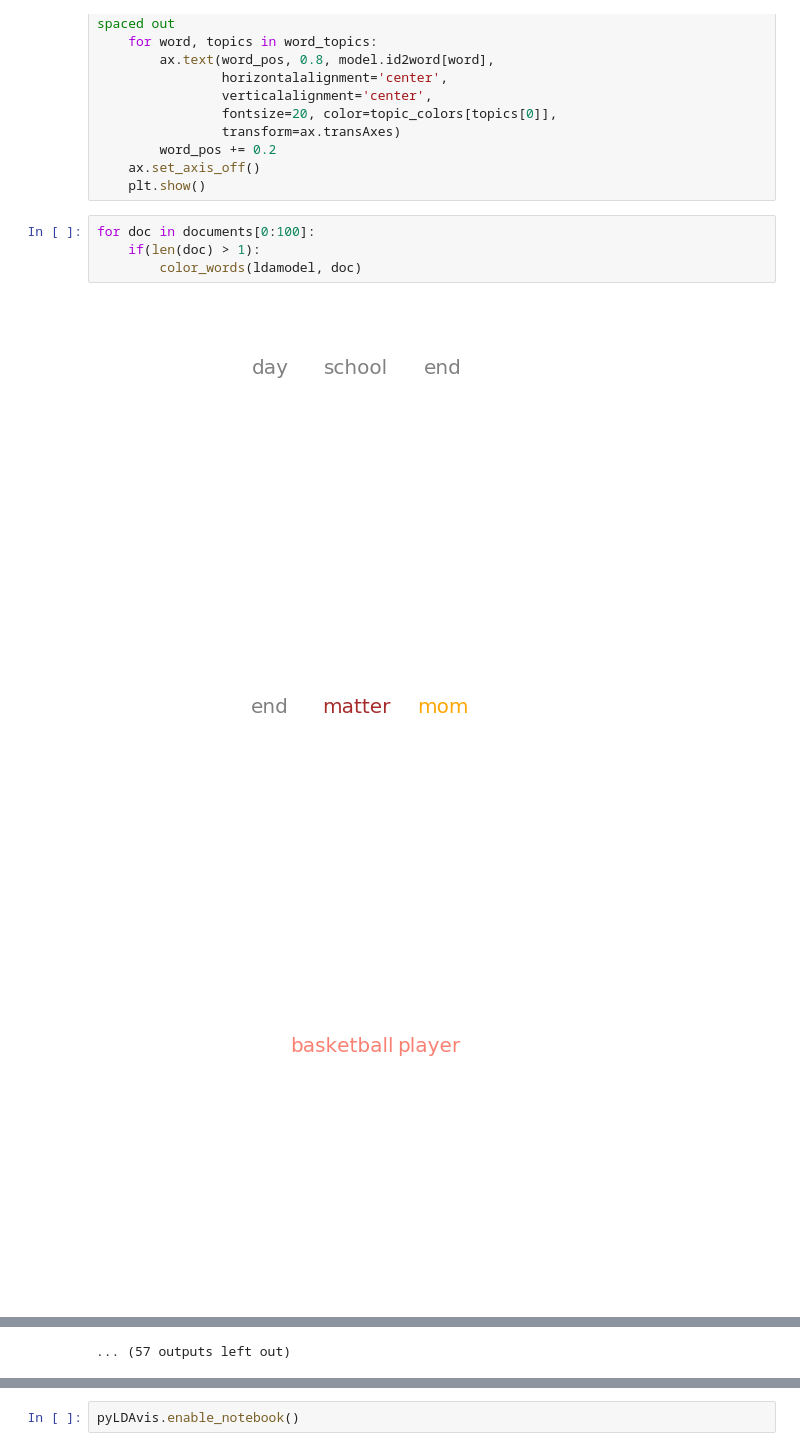
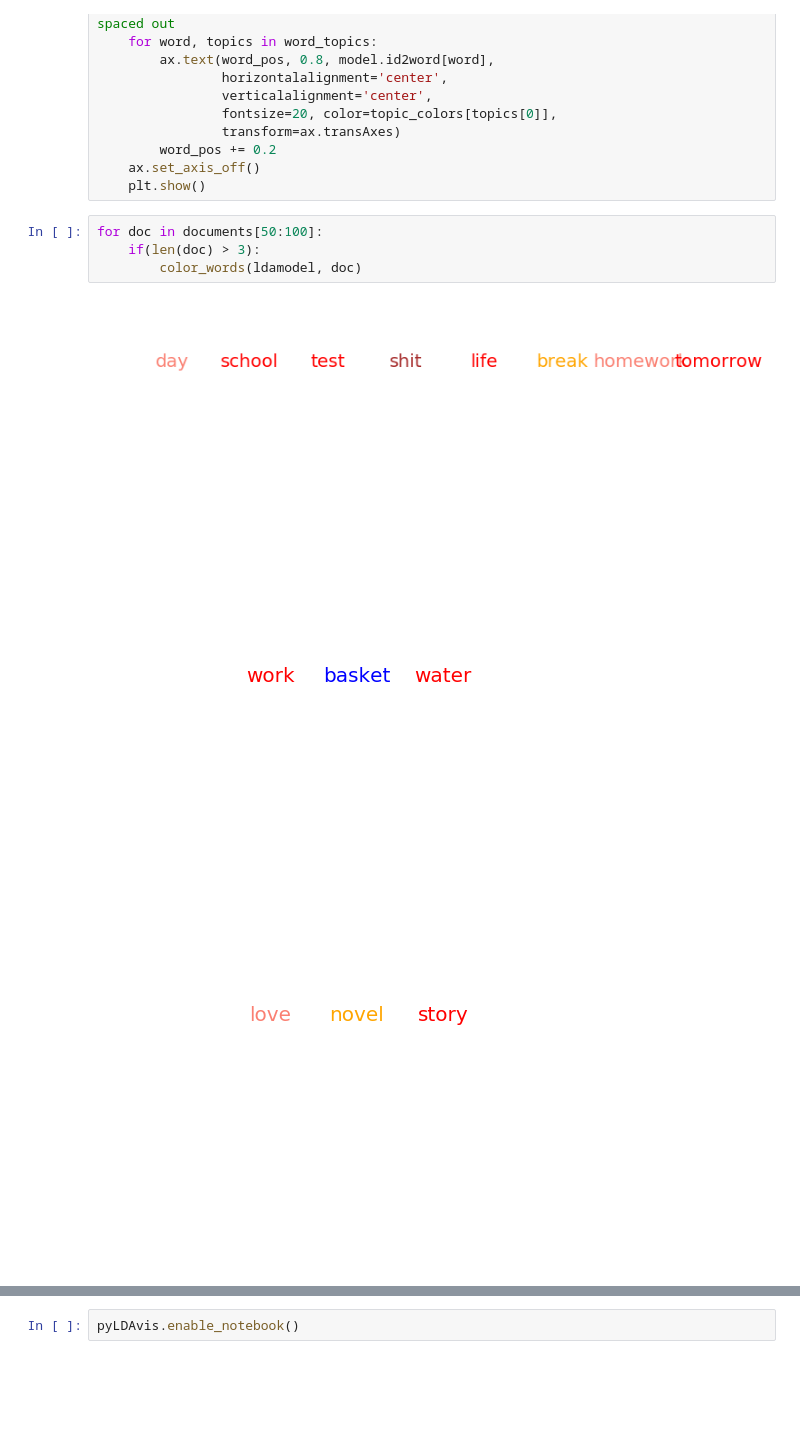
Before and after one commit to MirunaPislar/Sarcasm-Detection, a Jupyter notebook: src/pyLDAvis_topic_visualizer.ipynb, the cells around one changed output, grey strips where cells are left out. Drawn from its saved outputs; the diff is of its cells as text; blank space fills up the shorter version.

```diff
--- a/src/pyLDAvis_topic_visualizer.ipynb
+++ b/src/pyLDAvis_topic_visualizer.ipynb
@@ -168,10 +147,10 @@ def color_words(model, doc):
     ax.set_axis_off()
     plt.show()
 # %%
-for doc in documents[0:100]:
-    if(len(doc) > 1):
+for doc in documents[50:100]:
+    if(len(doc) > 3):
         color_words(ldamodel, doc)
 # %% [output]
-[figure, old version]
+[figure, new version]
-[figure, old version]
+[figure, new version]
-[figure, old version]
+[figure, new version]
@@ -187 +165,0 @@ for doc in documents[0:100]:
-... (57 outputs left out)
```
Also changed, not shown: parts of 3 cells of this notebook.
